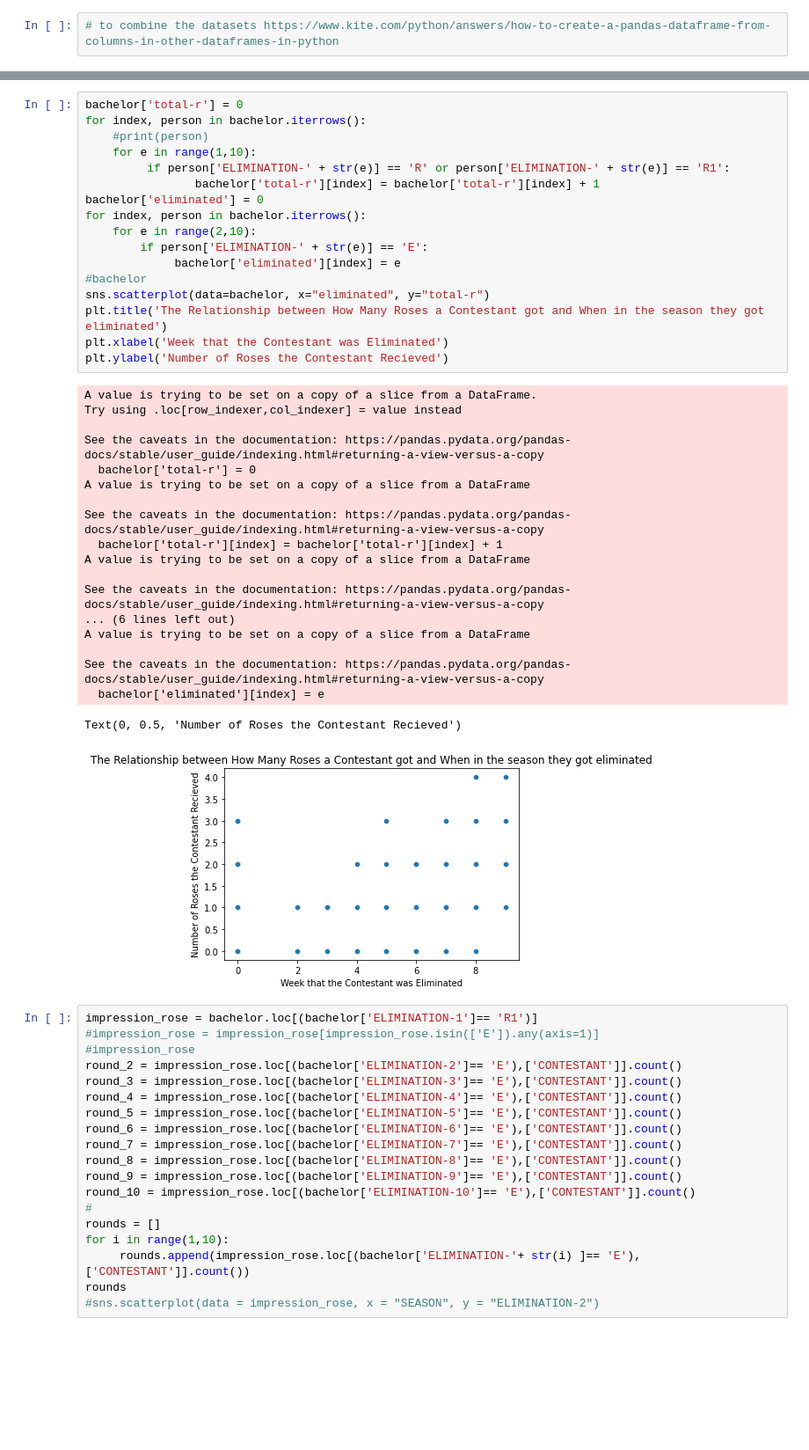
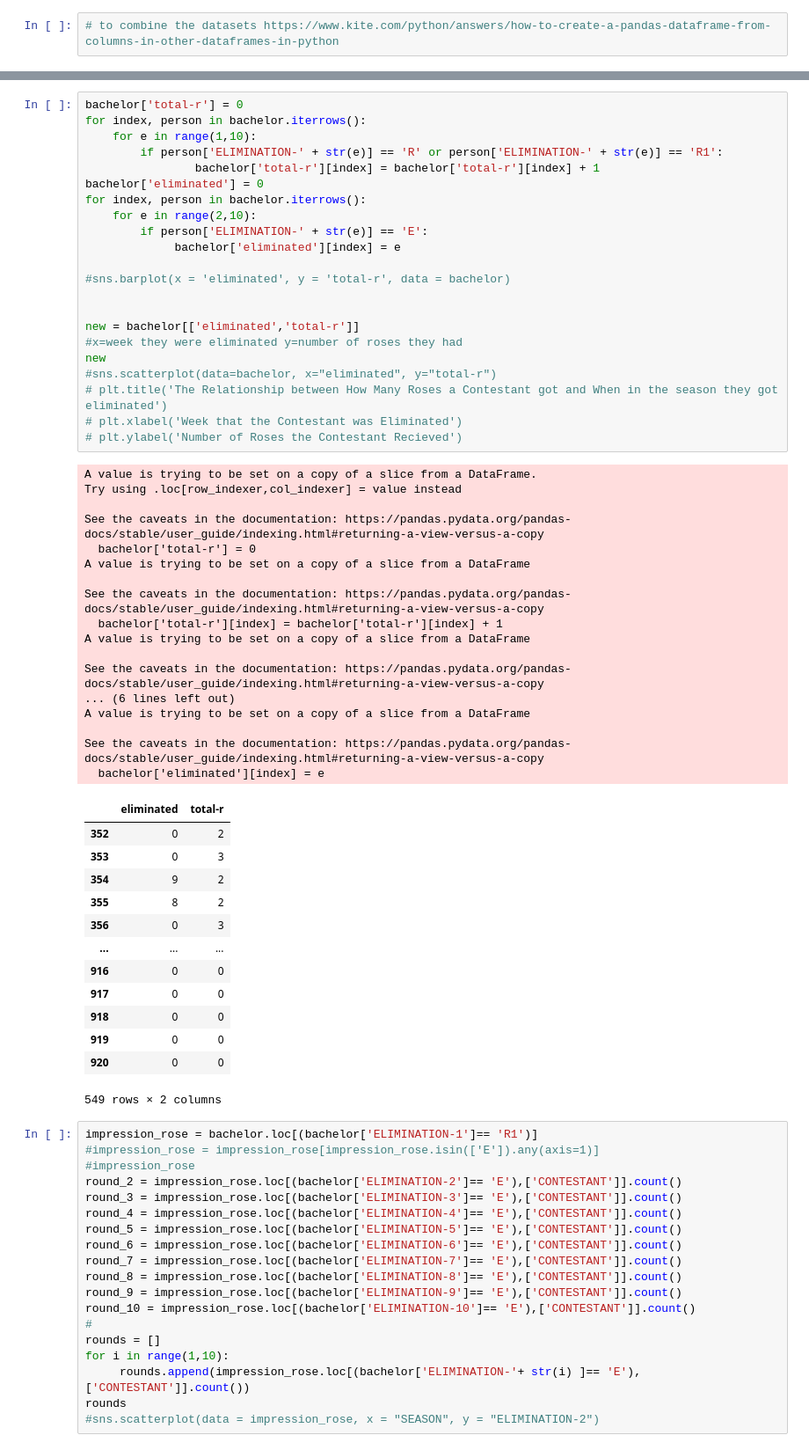
Before and after one commit to ekreher22/DataScience2021F, a Jupyter notebook: Unit3/ProjectB/project3b.ipynb, the cells around one changed output, grey strips where cells are left out. Shown at 88% size. Drawn from its saved outputs; the diff is of its cells as text; blank space fills up the shorter version.

```diff
--- a/Unit3/ProjectB/project3b.ipynb
+++ b/Unit3/ProjectB/project3b.ipynb
@@ -88,40 +88,56 @@ Index(['01', '02', '03', '04', '05', '06', '07', '08', '09', '10', '11', '12',
 # %%
 bachelor['total-r'] = 0
 for index, person in bachelor.iterrows():
-    #print(person)
     for e in range(1,10):
-         if person['ELIMINATION-' + str(e)] == 'R' or person['ELIMINATION-' + str(e)] == 'R1':
+        if person['ELIMINATION-' + str(e)] == 'R' or person['ELIMINATION-' + str(e)] == 'R1':
                 bachelor['total-r'][index] = bachelor['total-r'][index] + 1
 bachelor['eliminated'] = 0
 for index, person in bachelor.iterrows():
     for e in range(2,10):
         if person['ELIMINATION-' + str(e)] == 'E':
              bachelor['eliminated'][index] = e
-#bachelor
-sns.scatterplot(data=bachelor, x="eliminated", y="total-r")
-plt.title('The Relationship between How Many Roses a Contestant got and When in the season they got eliminated')
-plt.xlabel('Week that the Contestant was Eliminated')
-plt.ylabel('Number of Roses the Contestant Recieved')
+
+#sns.barplot(x = 'eliminated', y = 'total-r', data = bachelor)
+
+
+new = bachelor[['eliminated','total-r']]
+#x=week they were eliminated y=number of roses they had
+new
+#sns.scatterplot(data=bachelor, x="eliminated", y="total-r")
+# plt.title('The Relationship between How Many Roses a Contestant got and When in the season they got eliminated')
+# plt.xlabel('Week that the Contestant was Eliminated')
+# plt.ylabel('Number of Roses the Contestant Recieved')
 # %% [output]
 A value is trying to be set on a copy of a slice from a DataFrame.
 Try using .loc[row_indexer,col_indexer] = value instead
 
 See the caveats in the documentation: https://pandas.pydata.org/pandas-docs/stable/user_guide/indexing.html#returning-a-view-versus-a-copy
   bachelor['total-r'] = 0
 A value is trying to be set on a copy of a slice from a DataFrame
 
 See the caveats in the documentation: https://pandas.pydata.org/pandas-docs/stable/user_guide/indexing.html#returning-a-view-versus-a-copy
   bachelor['total-r'][index] = bachelor['total-r'][index] + 1
 A value is trying to be set on a copy of a slice from a DataFrame
 
 See the caveats in the documentation: https://pandas.pydata.org/pandas-docs/stable/user_guide/indexing.html#returning-a-view-versus-a-copy
 ... (6 lines left out)
 A value is trying to be set on a copy of a slice from a DataFrame
 
 See the caveats in the documentation: https://pandas.pydata.org/pandas-docs/stable/user_guide/indexing.html#returning-a-view-versus-a-copy
   bachelor['eliminated'][index] = e
+|  | eliminated | total-r |
+| 352 | 0 | 2 |
+| 353 | 0 | 3 |
+| 354 | 9 | 2 |
+| 355 | 8 | 2 |
+| 356 | 0 | 3 |
+| ... | ... | ... |
+| 916 | 0 | 0 |
+| 917 | 0 | 0 |
+| 918 | 0 | 0 |
+| 919 | 0 | 0 |
+| 920 | 0 | 0 |
-Text(0, 0.5, 'Number of Roses the Contestant Recieved')
+549 rows × 2 columns
-[figure, removed]
 # %%
 impression_rose = bachelor.loc[(bachelor['ELIMINATION-1']== 'R1')]
 #impression_rose = impression_rose[impression_rose.isin(['E']).any(axis=1)]
```
Also changed, not shown: parts of 10 cells of this notebook.
